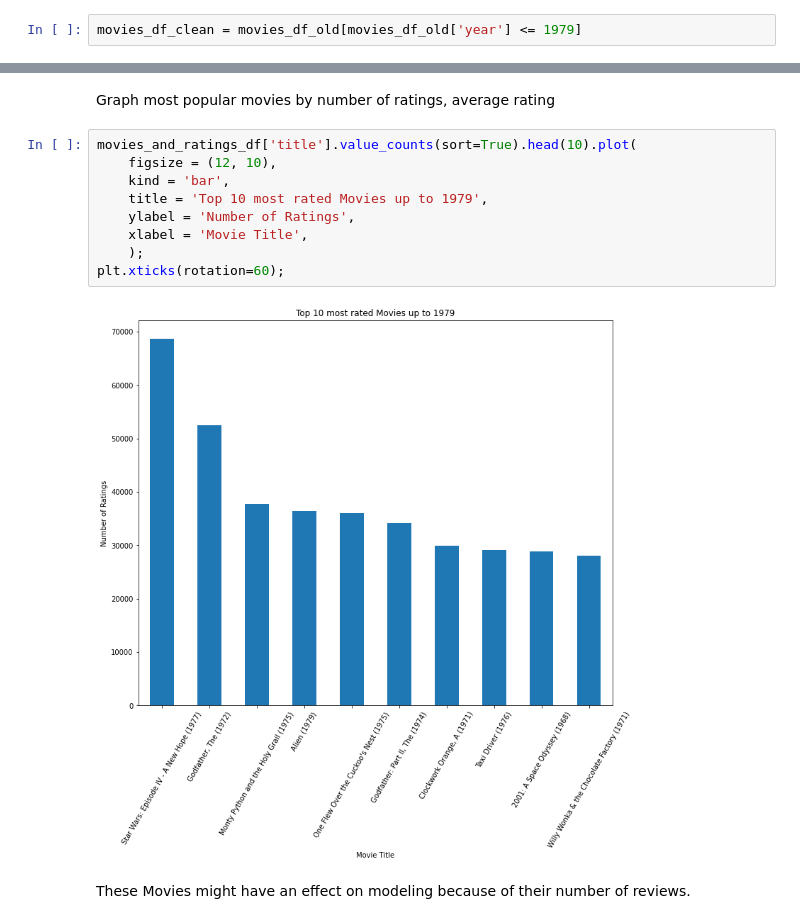
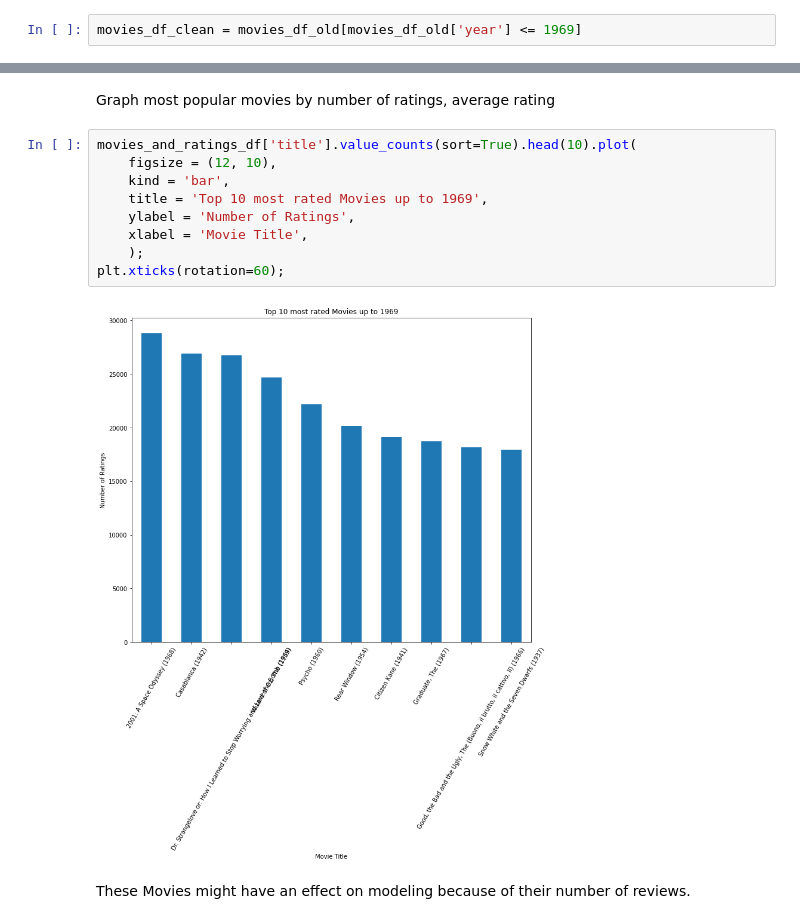
Before and after one commit to WSmolen/Movie-Recommendation-System, a Jupyter notebook: Notebook.ipynb, the cells around one changed output, grey strips where cells are left out. Drawn from its saved outputs; the diff is of its cells as text.

```diff
--- a/Notebook.ipynb
+++ b/Notebook.ipynb
@@ -113,7 +93,7 @@ movies_df_old = movies_df.copy()
 # %%
 movies_df_old['year'] = movies_df_old['year'].astype(int)
 # %%
-movies_df_clean = movies_df_old[movies_df_old['year'] <= 1979]
+movies_df_clean = movies_df_old[movies_df_old['year'] <= 1969]
 # %%
 movies_df_clean.info()
 # %% [output]
@@ -334,14 +251,14 @@ Graph most popular movies by number of ratings, average rating
 # %%
 movies_and_ratings_df['title'].value_counts(sort=True).head(10).plot(
     figsize = (12, 10),
     kind = 'bar',
-    title = 'Top 10 most rated Movies up to 1979',
+    title = 'Top 10 most rated Movies up to 1969',
     ylabel = 'Number of Ratings',
     xlabel = 'Movie Title',
     );
 plt.xticks(rotation=60);
 # %% [output]
-[figure, old version]
+[figure, new version]
 # %% [markdown]
 These Movies might have an effect on modeling because of their number of reviews.
 # %%
```
Also changed, not shown: parts of 54 cells of this notebook.
